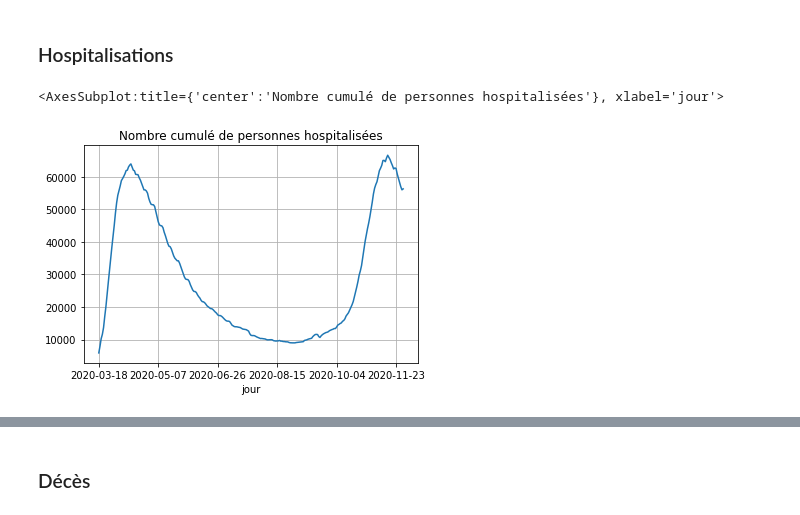
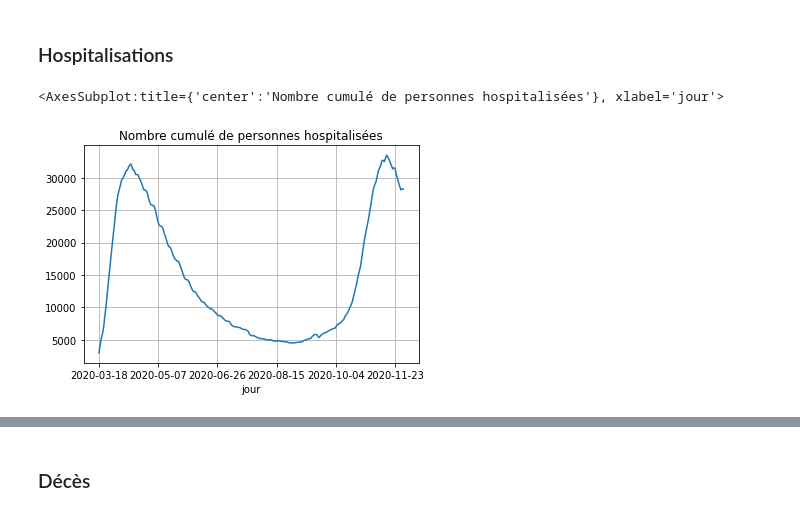
Before and after one commit to Kartmaan/Covid_19_fr, a Jupyter notebook: covid_fr.ipynb, the cells around one changed output, grey strips where cells are left out. Drawn from its saved outputs; the diff is of its cells as text; code cells hidden in the pictures.

```diff
--- a/covid_fr.ipynb
+++ b/covid_fr.ipynb
@@ -403,11 +409,11 @@ Variation hébdomadaire = -681 [-32.82%] (Cette sem. : 1394, Sem. der. : 2075)
 ### Hospitalisations
 # %%
 # Hospitalisations
-cov_hosp = cov.groupby("jour").hosp.sum()
+cov_hosp = cov_0.groupby("jour").hosp.sum()
 cov_hosp.plot(grid=True, title="Nombre cumulé de personnes hospitalisées")
 # %% [output]
 <AxesSubplot:title={'center':'Nombre cumulé de personnes hospitalisées'}, xlabel='jour'>
-[figure, old version]
+[figure, new version]
 # %%
 covn_hosp = covn.groupby("jour").incid_hosp.sum()
 covn_hosp.plot(title="Nouvelles hospitalisations", grid=True)
```
Also changed, not shown: parts of 41 cells of this notebook, 3 other files.
